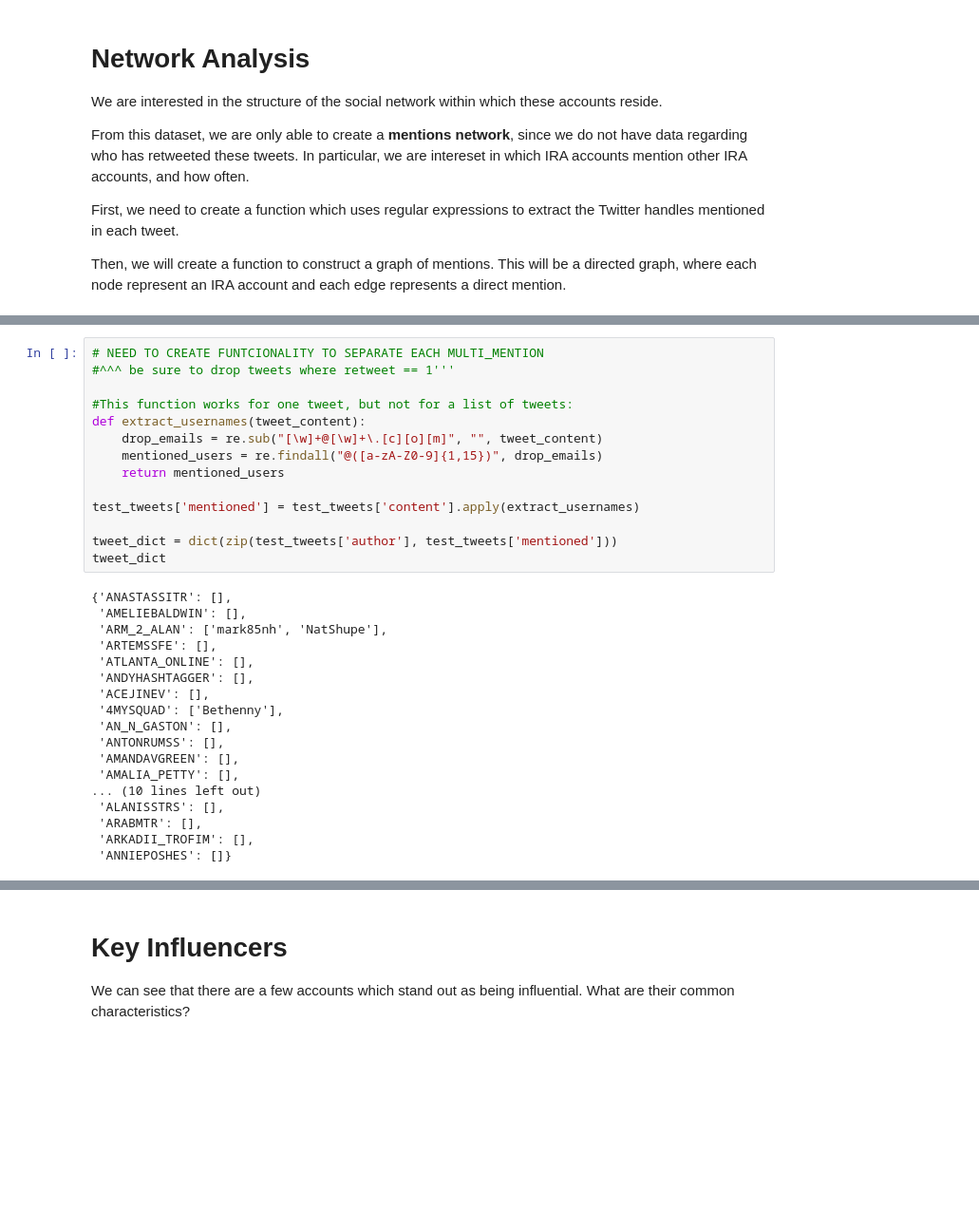
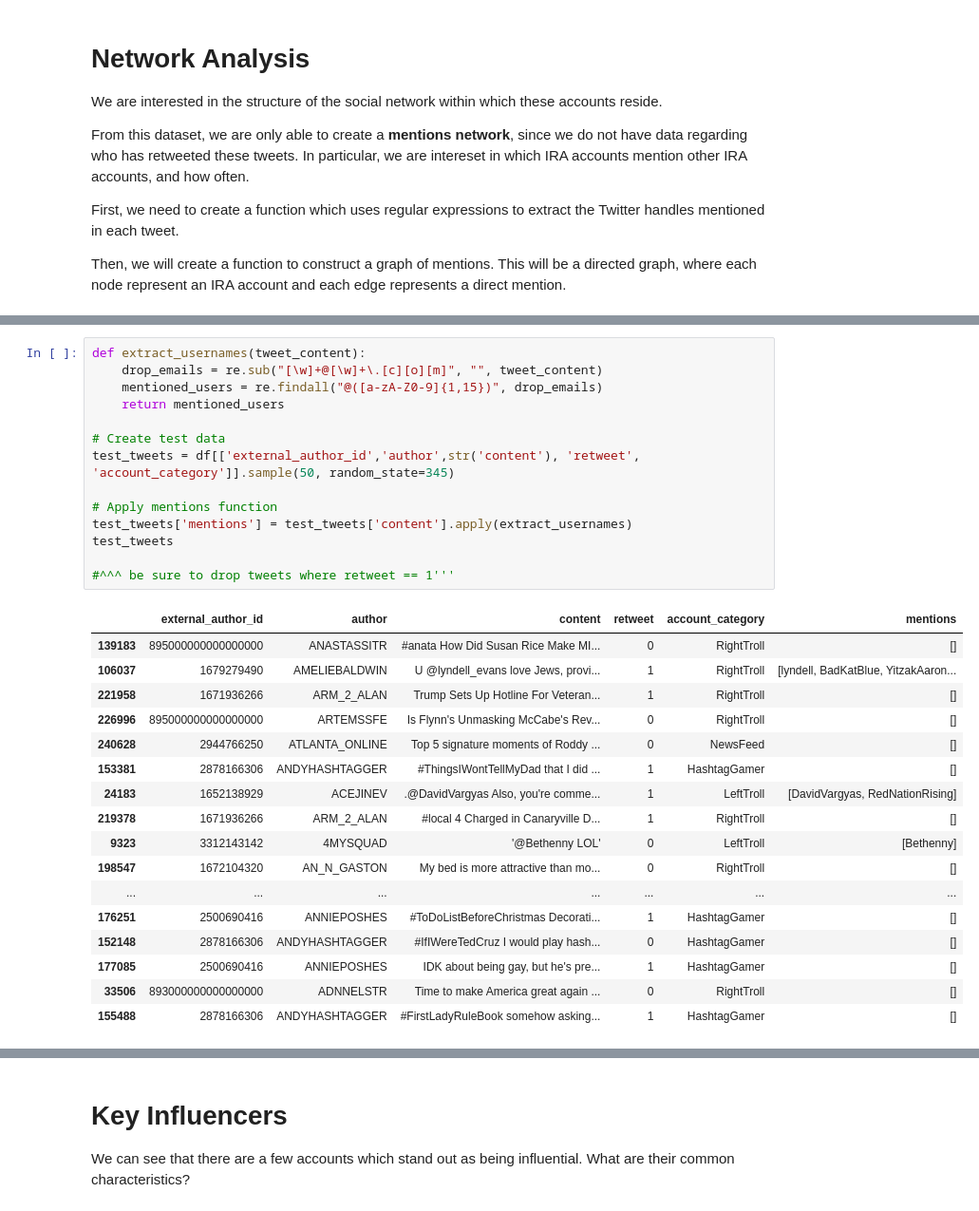
Before and after one commit to joshkraft/kraft_thesis_s19, a Jupyter notebook: Initial Data Exploration.ipynb, the cells around one changed output, grey strips where cells are left out. Shown: that part at 95% size. Saved outputs shown, nothing was run; the diff lists cells and outputs as text; blank space fills up the shorter version.

Commit message:
Made further progress on network function

```diff
--- a/Initial Data Exploration.ipynb
+++ b/Initial Data Exploration.ipynb
@@ -153,35 +132,35 @@ test_tweets
 # %%
-# NEED TO CREATE FUNTCIONALITY TO SEPARATE EACH MULTI_MENTION
-#^^^ be sure to drop tweets where retweet == 1'''
-
-#This function works for one tweet, but not for a list of tweets:
 def extract_usernames(tweet_content):
     drop_emails = re.sub("[\w]+@[\w]+\.[c][o][m]", "", tweet_content)
     mentioned_users = re.findall("@([a-zA-Z0-9]{1,15})", drop_emails)
     return mentioned_users
 
-test_tweets['mentioned'] = test_tweets['content'].apply(extract_usernames)
+# Create test data
+test_tweets = df[['external_author_id','author',str('content'), 'retweet', 'account_category']].sample(50, random_state=345)
 
-tweet_dict = dict(zip(test_tweets['author'], test_tweets['mentioned']))
-tweet_dict
+# Apply mentions function
+test_tweets['mentions'] = test_tweets['content'].apply(extract_usernames)
+test_tweets
+
+#^^^ be sure to drop tweets where retweet == 1'''
 # %% [output]
-{'ANASTASSITR': [],
- 'AMELIEBALDWIN': [],
- 'ARM_2_ALAN': ['mark85nh', 'NatShupe'],
- 'ARTEMSSFE': [],
- 'ATLANTA_ONLINE': [],
- 'ANDYHASHTAGGER': [],
- 'ACEJINEV': [],
- '4MYSQUAD': ['Bethenny'],
- 'AN_N_GASTON': [],
- 'ANTONRUMSS': [],
- 'AMANDAVGREEN': [],
- 'AMALIA_PETTY': [],
-... (10 lines left out)
- 'ALANISSTRS': [],
- 'ARABMTR': [],
- 'ARKADII_TROFIM': [],
- 'ANNIEPOSHES': []}
+|  | external_author_id | author | content | retweet | account_category | mentions |
+| 139183 | 895000000000000000 | ANASTASSITR | #anata How Did Susan Rice Make MI... | 0 | RightTroll | [] |
+| 106037 | 1679279490 | AMELIEBALDWIN | U @lyndell_evans love Jews, provi... | 1 | RightTroll | [lyndell, BadKatBlue, YitzakAaron... |
+| 221958 | 1671936266 | ARM_2_ALAN | Trump Sets Up Hotline For Veteran... | 1 | RightTroll | [] |
+| 226996 | 895000000000000000 | ARTEMSSFE | Is Flynn's Unmasking McCabe's Rev... | 0 | RightTroll | [] |
+| 240628 | 2944766250 | ATLANTA_ONLINE | Top 5 signature moments of Roddy ... | 0 | NewsFeed | [] |
+| 153381 | 2878166306 | ANDYHASHTAGGER | #ThingsIWontTellMyDad that I did ... | 1 | HashtagGamer | [] |
+| 24183 | 1652138929 | ACEJINEV | .@DavidVargyas Also, you're comme... | 1 | LeftTroll | [DavidVargyas, RedNationRising] |
+| 219378 | 1671936266 | ARM_2_ALAN | #local 4 Charged in Canaryville D... | 1 | RightTroll | [] |
+| 9323 | 3312143142 | 4MYSQUAD | '@Bethenny LOL' | 0 | LeftTroll | [Bethenny] |
+| 198547 | 1672104320 | AN_N_GASTON | My bed is more attractive than mo... | 0 | RightTroll | [] |
+| ... | ... | ... | ... | ... | ... | ... |
+| 176251 | 2500690416 | ANNIEPOSHES | #ToDoListBeforeChristmas Decorati... | 1 | HashtagGamer | [] |
+| 152148 | 2878166306 | ANDYHASHTAGGER | #IfIWereTedCruz I would play hash... | 0 | HashtagGamer | [] |
+| 177085 | 2500690416 | ANNIEPOSHES | IDK about being gay, but he's pre... | 1 | HashtagGamer | [] |
+| 33506 | 893000000000000000 | ADNNELSTR | Time to make America great again ... | 0 | RightTroll | [] |
+| 155488 | 2878166306 | ANDYHASHTAGGER | #FirstLadyRuleBook somehow asking... | 1 | HashtagGamer | [] |
 # %%
 IRA_authors = df['author'].unique()
 
```
Also changed, not shown: parts of 4 cells of this notebook.
